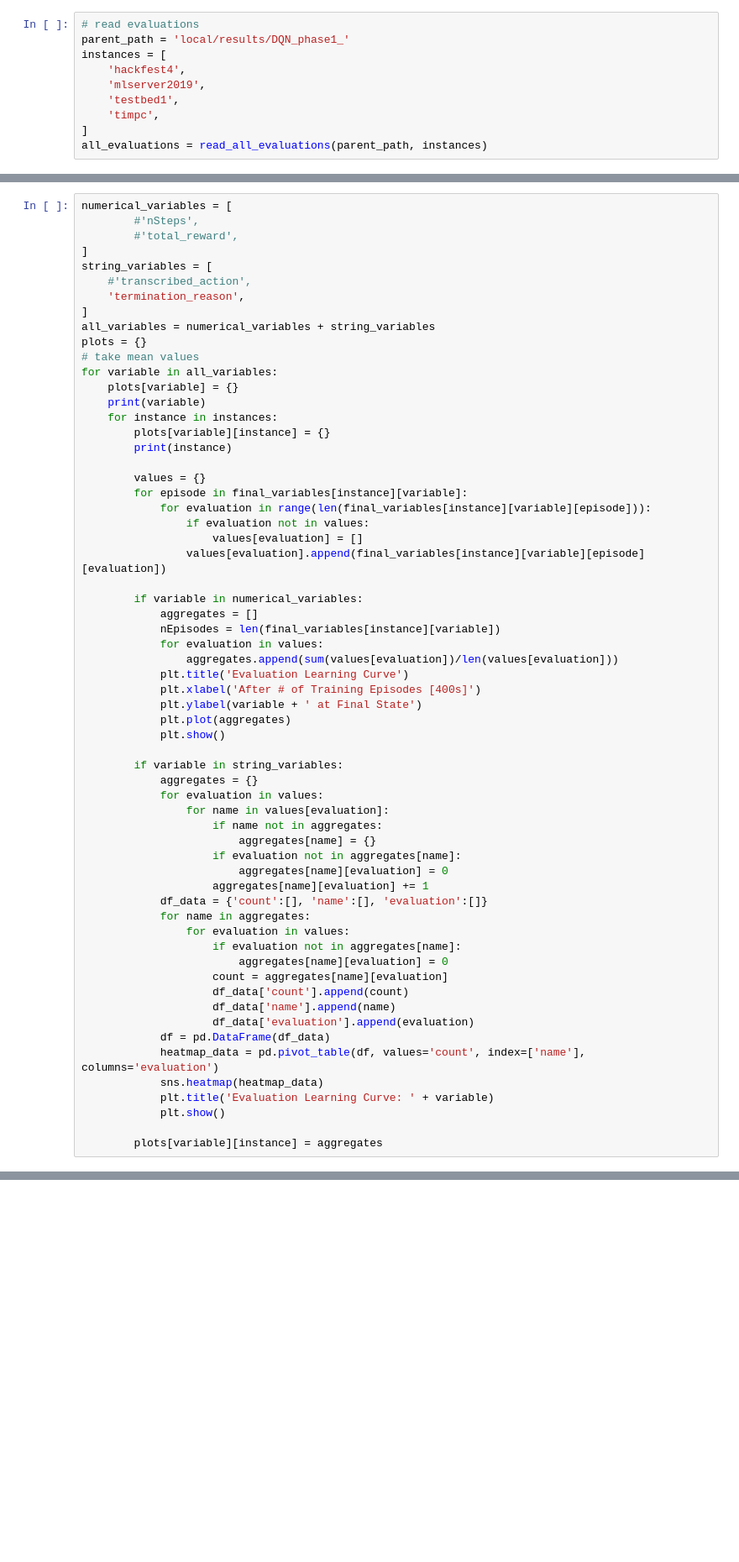
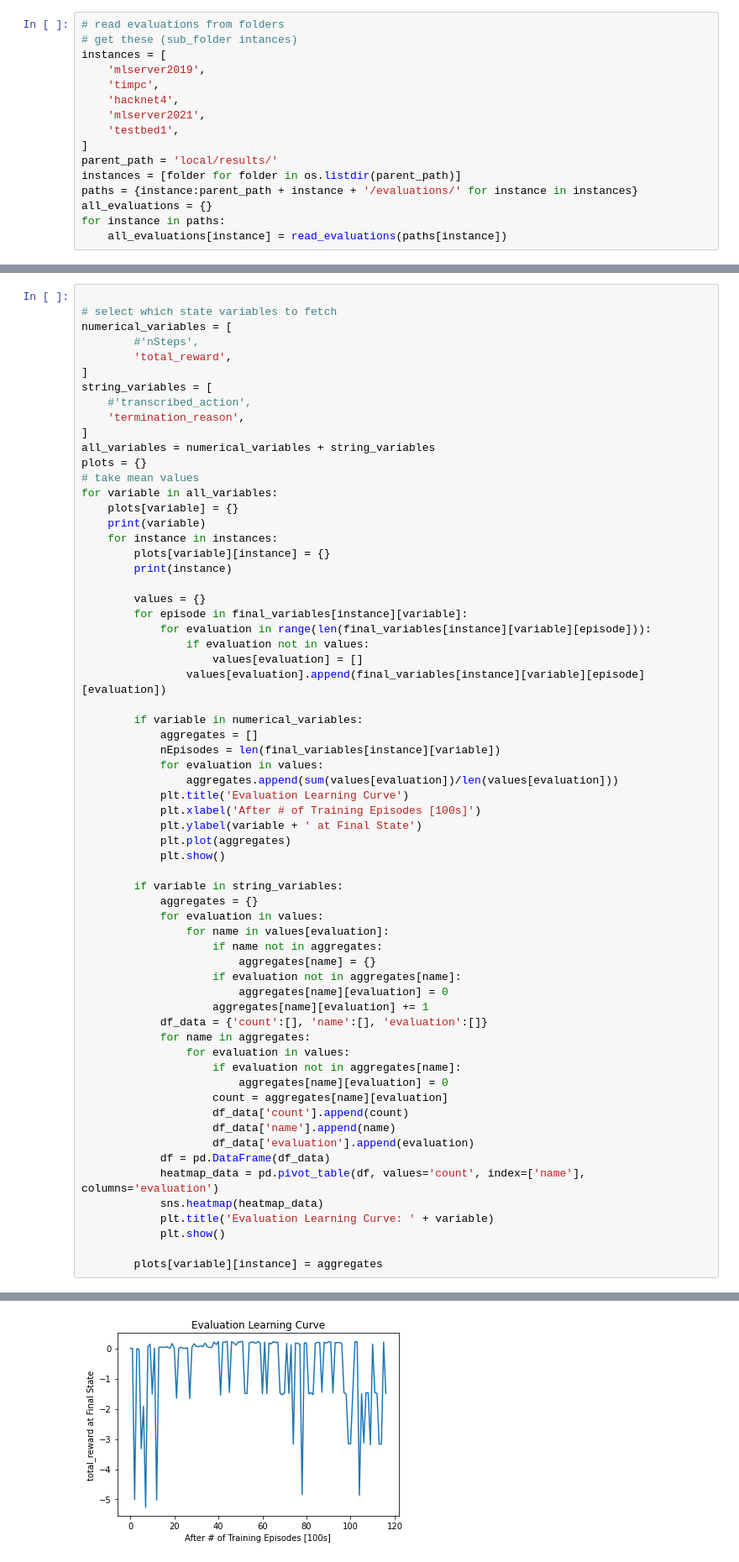
Before and after one commit to WreckItTim/rl_drone, a Jupyter notebook: Evaluation_Visualization_Notebook.ipynb, the cells around one changed output, grey strips where cells are left out. Shown at 84% size. Drawn from its saved outputs; the diff is of its cells as text; blank space fills up the shorter version.

```diff
--- a/Evaluation_Visualization_Notebook.ipynb
+++ b/Evaluation_Visualization_Notebook.ipynb
@@ -65,12 +86,18 @@ def read_all_evaluations(directory_path, subfolders):
 # %%
-# read evaluations
-parent_path = 'local/results/DQN_phase1_'
+# read evaluations from folders
+# get these (sub_folder intances)
 instances = [
-    'hackfest4',
     'mlserver2019',
+    'timpc',
+    'hacknet4',
+    'mlserver2021',
     'testbed1',
-    'timpc',
 ]
-all_evaluations = read_all_evaluations(parent_path, instances)
+parent_path = 'local/results/'
+instances = [folder for folder in os.listdir(parent_path)]
+paths = {instance:parent_path + instance + '/evaluations/' for instance in instances}
+all_evaluations = {}
+for instance in paths:
+    all_evaluations[instance] = read_evaluations(paths[instance])
 # %%
 # process evaluations
@@ -107,7 +127,9 @@ for instance in instances:
 # %%
+
+# select which state variables to fetch
 numerical_variables = [
         #'nSteps',
-        #'total_reward',
+        'total_reward',
 ]
 string_variables = [
     #'transcribed_action',
@@ -136,7 +158,7 @@ for variable in all_variables:
             for evaluation in values:
                 aggregates.append(sum(values[evaluation])/len(values[evaluation]))
             plt.title('Evaluation Learning Curve')
-            plt.xlabel('After # of Training Episodes [400s]')
+            plt.xlabel('After # of Training Episodes [100s]')
             plt.ylabel(variable + ' at Final State')
             plt.plot(aggregates)
             plt.show()
@@ -166,3 +188,4 @@ for variable in all_variables:
             plt.show()
 
         plots[variable][instance] = aggregates
+# %% [output]
@@ -168,0 +194 @@ for variable in all_variables:
+[figure, added]
```
Also changed, not shown: parts of 33 cells of this notebook, 1 other file.
